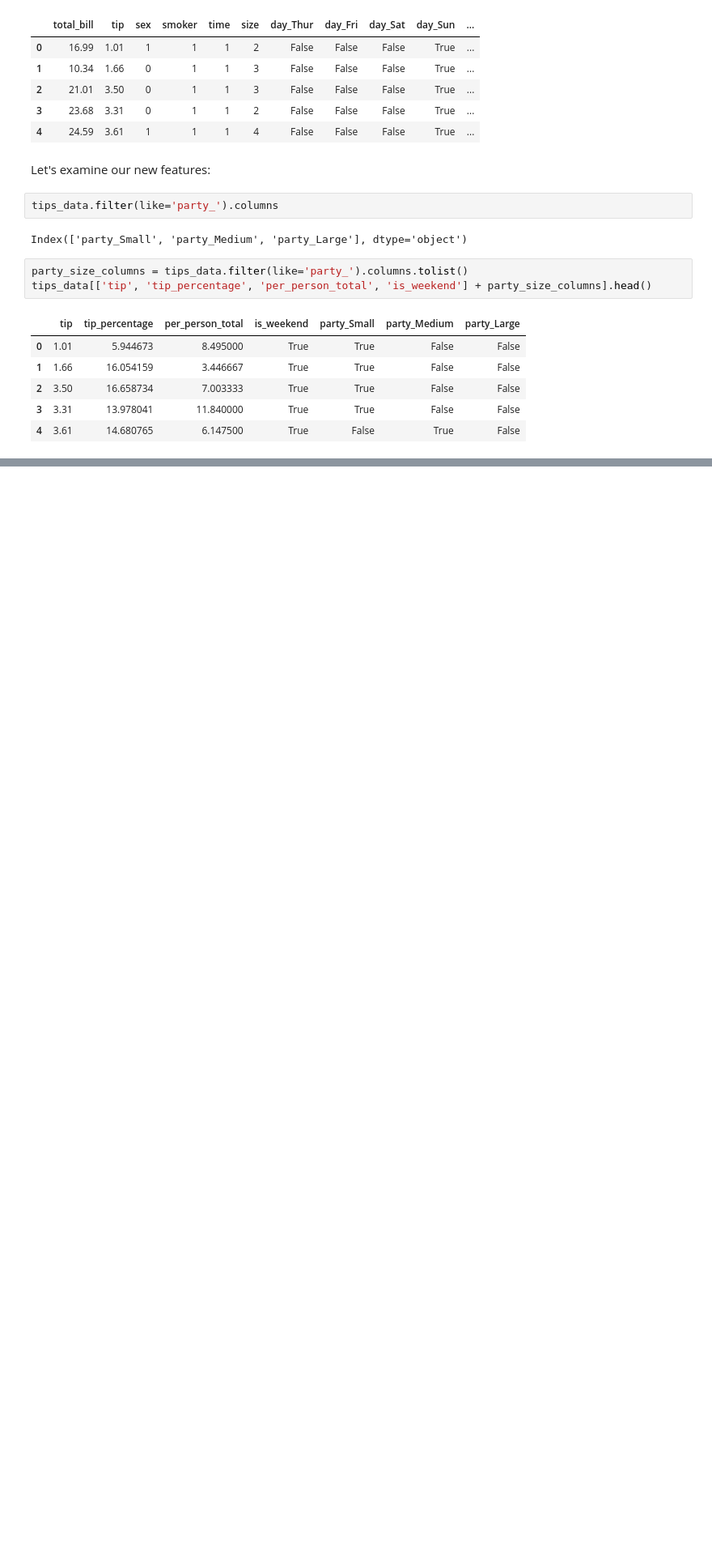
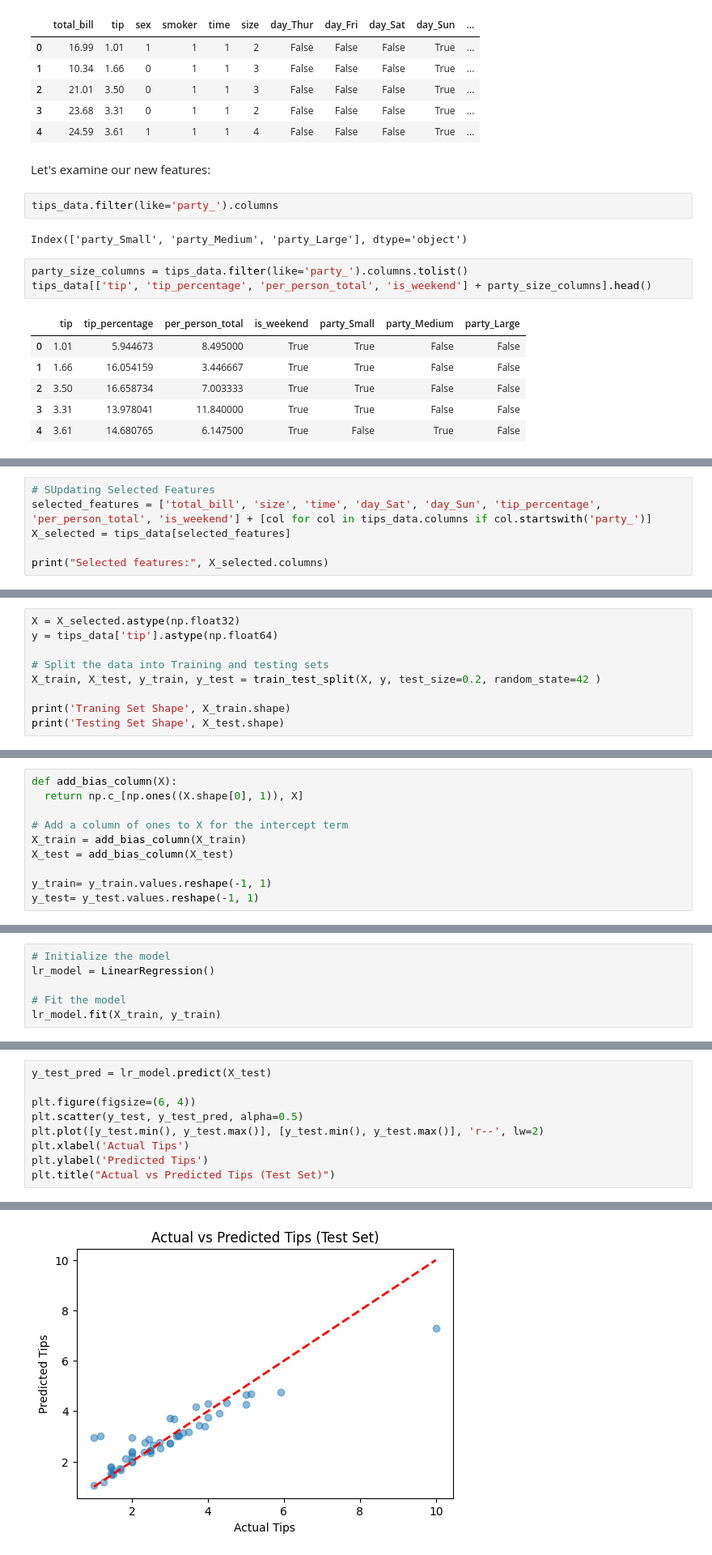
Before and after one commit to AfsanehShamsaddini/Predicting-Tips-Using-Linear-Regression, a Jupyter notebook: Predicting_Tips_Using_Linear_Regression.ipynb, the cells around one changed output, grey strips where cells are left out. Shown at 81% size. Drawn from its saved outputs; the diff is of its cells as text; blank space fills up the shorter version.

```diff
--- a/Predicting_Tips_Using_Linear_Regression.ipynb
+++ b/Predicting_Tips_Using_Linear_Regression.ipynb
@@ -297,0 +304,6 @@ tips_data[['tip', 'tip_percentage', 'per_person_total', 'is_weekend'] + party_si
+# %%
+# SUpdating Selected Features
+selected_features = ['total_bill', 'size', 'time', 'day_Sat', 'day_Sun', 'tip_percentage', 'per_person_total', 'is_weekend'] + [col for col in tips_data.columns if col.startswith('party_')]
+X_selected = tips_data[selected_features]
+
+print("Selected features:", X_selected.columns)
@@ -297,0 +317,9 @@ tips_data[['tip', 'tip_percentage', 'per_person_total', 'is_weekend'] + party_si
+# %%
+X = X_selected.astype(np.float32)
+y = tips_data['tip'].astype(np.float64)
+
+# Split the data into Training and testing sets
+X_train, X_test, y_train, y_test = train_test_split(X, y, test_size=0.2, random_state=42 )
+
+print('Traning Set Shape', X_train.shape)
+print('Testing Set Shape', X_test.shape)
@@ -297,0 +333,10 @@ tips_data[['tip', 'tip_percentage', 'per_person_total', 'is_weekend'] + party_si
+# %%
+def add_bias_column(X):
+  return np.c_[np.ones((X.shape[0], 1)), X]
+
+# Add a column of ones to X for the intercept term
+X_train = add_bias_column(X_train)
+X_test = add_bias_column(X_test)
+
+y_train= y_train.values.reshape(-1, 1)
+y_test= y_test.values.reshape(-1, 1)
@@ -297,0 +347,6 @@ tips_data[['tip', 'tip_percentage', 'per_person_total', 'is_weekend'] + party_si
+# %%
+# Initialize the model
+lr_model = LinearRegression()
+
+# Fit the model
+lr_model.fit(X_train, y_train)
@@ -297,0 +409,10 @@ tips_data[['tip', 'tip_percentage', 'per_person_total', 'is_weekend'] + party_si
+# %%
+y_test_pred = lr_model.predict(X_test)
+
+plt.figure(figsize=(6, 4))
+plt.scatter(y_test, y_test_pred, alpha=0.5)
+plt.plot([y_test.min(), y_test.max()], [y_test.min(), y_test.max()], 'r--', lw=2)
+plt.xlabel('Actual Tips')
+plt.ylabel('Predicted Tips')
+plt.title("Actual vs Predicted Tips (Test Set)")
+# %% [output]
@@ -297,0 +420 @@ tips_data[['tip', 'tip_percentage', 'per_person_total', 'is_weekend'] + party_si
+[figure, added]
```
Also changed, not shown: parts of 29 cells of this notebook.
